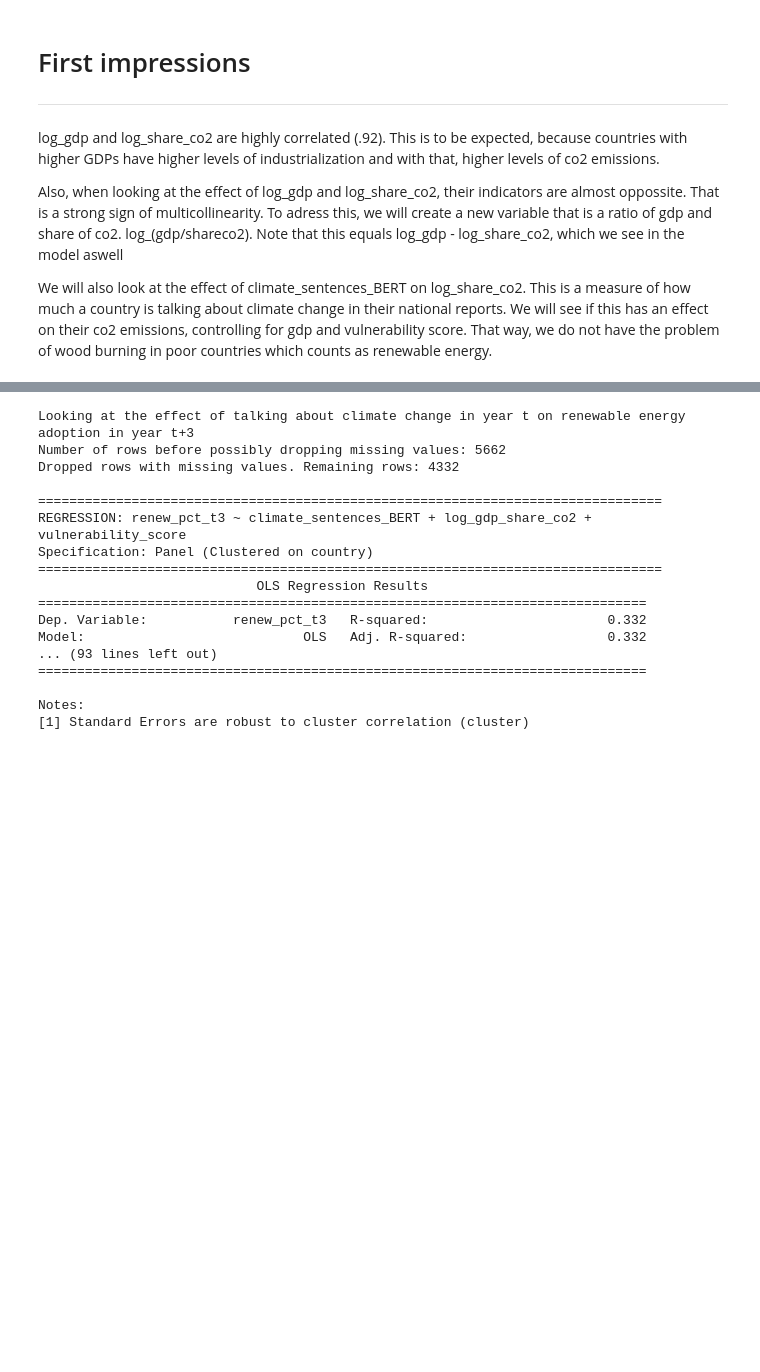
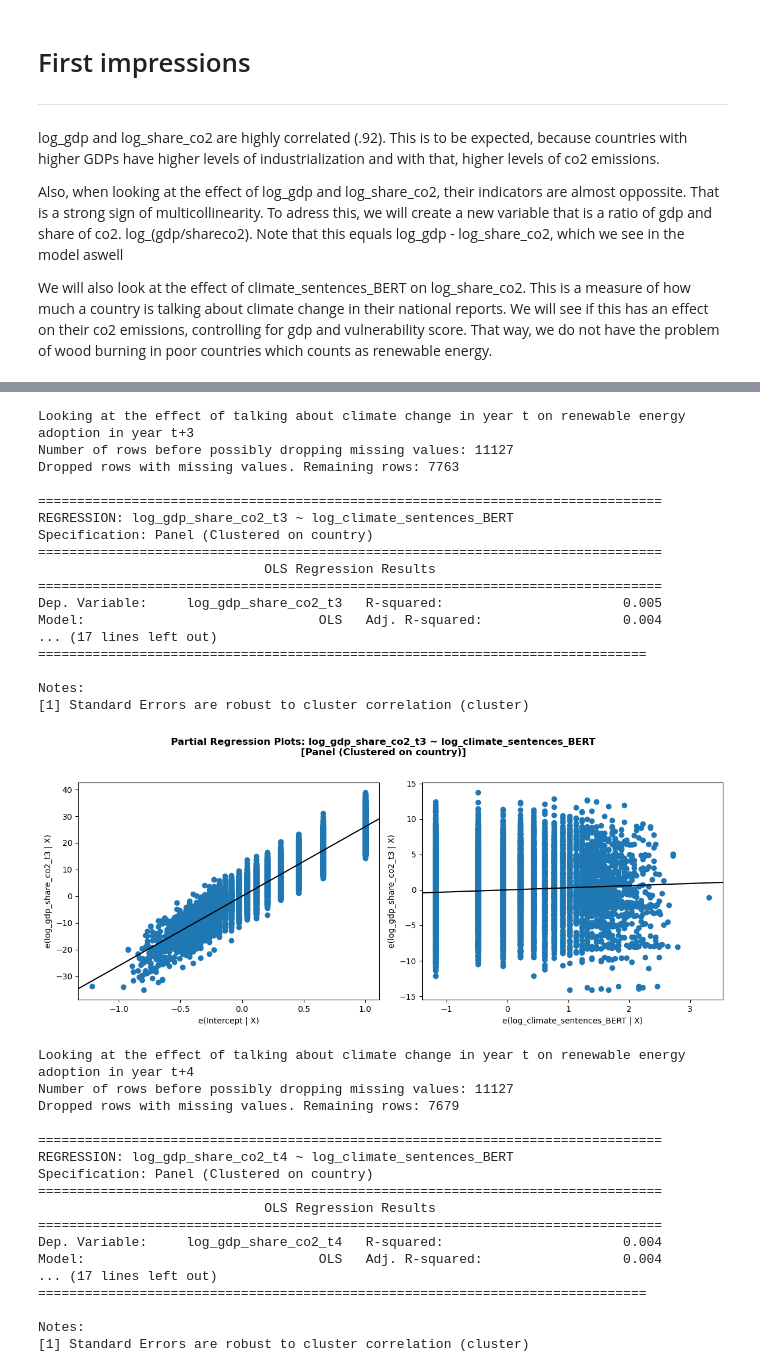
Before and after one commit to jacobgroot/FDS, a Jupyter notebook: analysis.ipynb, the cells around one changed output, grey strips where cells are left out. Saved outputs shown, nothing was run; the diff lists cells and outputs as text; code cells hidden in the pictures; blank space fills up the shorter version.

```diff
--- a/analysis.ipynb
+++ b/analysis.ipynb
@@ -94,7 +126,7 @@ Notes:
 [1] Standard Errors are robust to cluster correlation (cluster)
 <statsmodels.regression.linear_model.RegressionResultsWrapper at 0x...>
 # %%
-TARGET_COL = "log_share_co2"
-FEATURE_COLS = ["log_gdp", "vulnerability_score", "climate_change_count"]
+TARGET_COL = "log_gdp_share_co2"
+FEATURE_COLS = [ "vulnerability_score", "climate_sentences_BERT"]
 run_ols_regression(preprocessed_data, TARGET_COL, FEATURE_COLS, cluster_col="country", plot_=False)
 # %% [output]
@@ -117,7 +149,7 @@ Notes:
 [1] Standard Errors are robust to cluster correlation (cluster)
 <statsmodels.regression.linear_model.RegressionResultsWrapper at 0x...>
 # %%
-def look_forward(df_model, t_start, t_end):
+def look_forward(df_model, t_start, t_end, variable_cols=["renew_pct"]):
     """
     Look at the effect of talking about climate change in year t on renewable energy adoption in year t+n. We cannot use shift because not every year is recorded for some countries
     """
@@ -126,37 +158,55 @@ def look_forward(df_model, t_start, t_end):
     df_model = df_model.sort_values(by=['country', 'year']).reset_index(drop=True)
 
     for t_shift in range(t_start, t_end + 1):
-        df_model[f"renew_pct_t{t_shift}"] = df_model.groupby('country')['renew_pct'].shift(-t_shift)
+        df_model[f"{variable_cols[0]}_t{t_shift}"] = df_model.groupby('country')[variable_cols[0]].shift(-t_shift)
 
     return df_model
 
-def run_t_prediction(df_model, t_start, t_end, feature_cols, cluster_col="country", plot_=True):
+def run_t_prediction(df_model, t_start, t_end, feature_cols, cluster_col="country", plot_=True, variable_cols=["renew_pct"]):
     """
     Run OLS regression for each t in the range [t_start, t_end] to see the effect of talking about climate change in year t on renewable energy adoption in year t+n
     """
-    df_model = look_forward(df_model, t_start, t_end)
+    df_model = look_forward(df_model, t_start, t_end, variable_cols=variable_cols)
 
     for n in range(t_start, t_end + 1):
-        TARGET_COL = f"renew_pct_t{n}"
+        TARGET_COL = f"{variable_cols[0]}_t{n}"
         print(f"\n\nLooking at the effect of talking about climate change in year t on renewable energy adoption in year t+{n}")
         run_ols_regression(df_model, TARGET_COL, feature_cols, cluster_col=cluster_col, plot_=plot_)
 # %%
-run_t_prediction(preprocessed_data, t_start=3, t_end=5, feature_cols=["climate_sentences_BERT", "log_gdp_share_co2", "vulnerability_score"], cluster_col="country", plot_=False)
+run_t_prediction(preprocessed_data, t_start=3, t_end=5, feature_cols=["log_climate_sentences_BERT"], cluster_col="country", plot_=True, variable_cols=["log_gdp_share_co2"])
 # %% [output]
 Looking at the effect of talking about climate change in year t on renewable energy adoption in year t+3
-Number of rows before possibly dropping missing values: 5662
-Dropped rows with missing values. Remaining rows: 4332
+Number of rows before possibly dropping missing values: 11127
+Dropped rows with missing values. Remaining rows: 7763
 
 ================================================================================
-REGRESSION: renew_pct_t3 ~ climate_sentences_BERT + log_gdp_share_co2 + vulnerability_score
+REGRESSION: log_gdp_share_co2_t3 ~ log_climate_sentences_BERT
 Specification: Panel (Clustered on country)
 ================================================================================
-                            OLS Regression Results
-==============================================================================
-Dep. Variable:           renew_pct_t3   R-squared:                       0.332
-Model:                            OLS   Adj. R-squared:                  0.332
-... (93 lines left out)
+                             OLS Regression Results
+================================================================================
+Dep. Variable:     log_gdp_share_co2_t3   R-squared:                       0.005
+Model:                              OLS   Adj. R-squared:                  0.004
+... (17 lines left out)
 ==============================================================================
 
 Notes:
 [1] Standard Errors are robust to cluster correlation (cluster)
+[figure, added]
+Looking at the effect of talking about climate change in year t on renewable energy adoption in year t+4
+Number of rows before possibly dropping missing values: 11127
+Dropped rows with missing values. Remaining rows: 7679
+
+================================================================================
+REGRESSION: log_gdp_share_co2_t4 ~ log_climate_sentences_BERT
+Specification: Panel (Clustered on country)
+================================================================================
+                             OLS Regression Results
+================================================================================
+Dep. Variable:     log_gdp_share_co2_t4   R-squared:                       0.004
+Model:                              OLS   Adj. R-squared:                  0.004
+... (17 lines left out)
+==============================================================================
+
+Notes:
+[1] Standard Errors are robust to cluster correlation (cluster)
```
Also changed, not shown: parts of 9 cells of this notebook, 4 other files.
